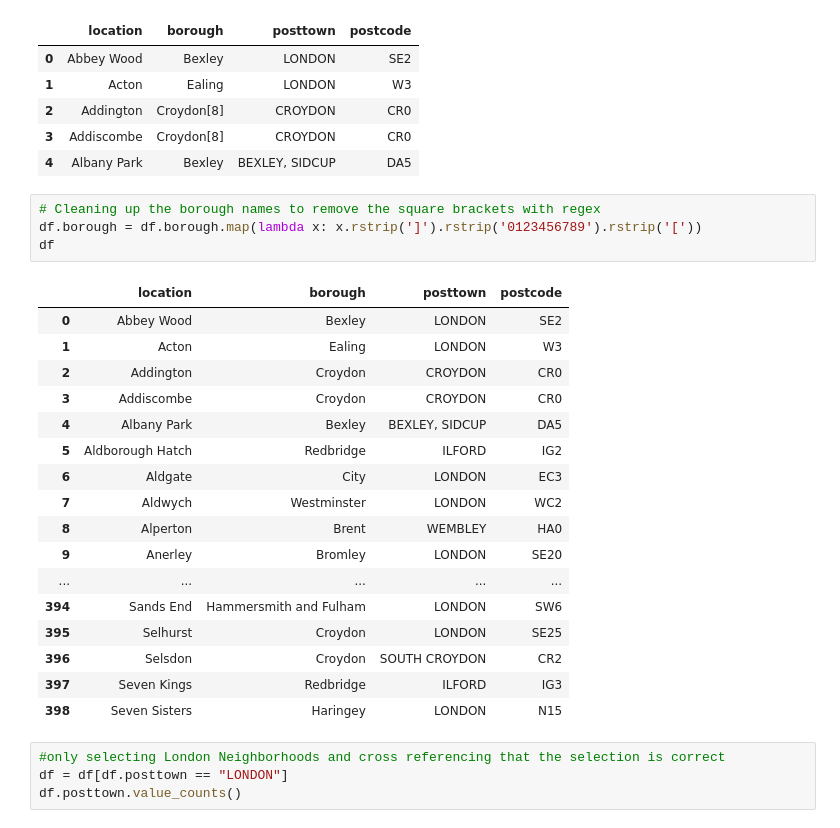
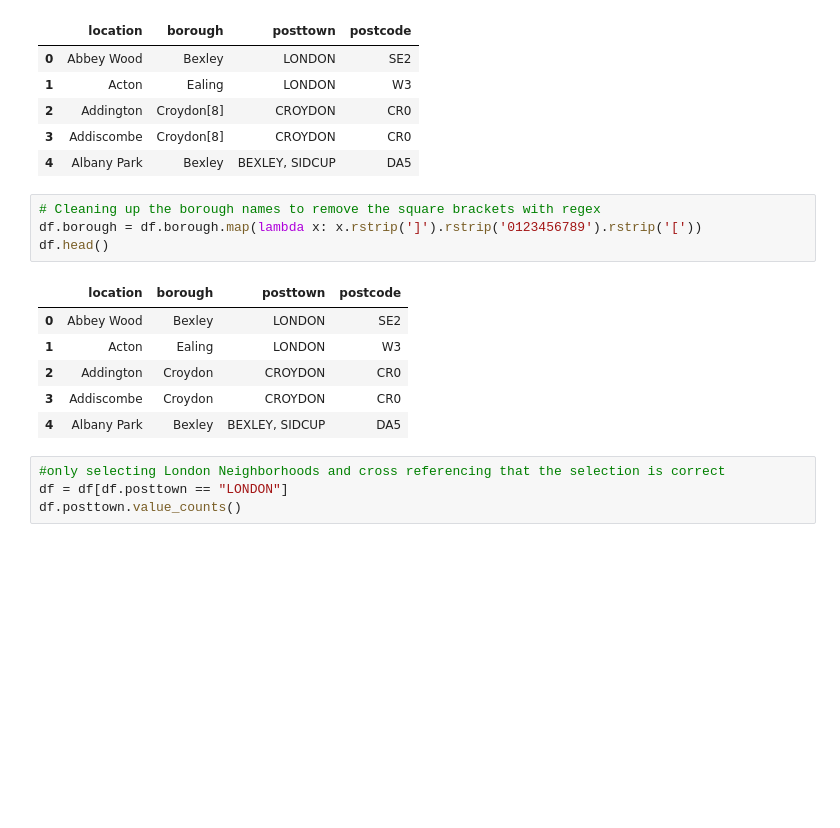
Before and after one commit to thelouwdown/Coursera_Capstone, a Jupyter notebook: IBM Capstone: Week 5.ipynb, the cells around one changed output. Drawn from its saved outputs; the diff is of its cells as text; blank space fills up the shorter version.

```diff
--- a/IBM Capstone: Week 5.ipynb
+++ b/IBM Capstone: Week 5.ipynb
@@ -117,25 +133,14 @@ df.head()
 # %%
 # Cleaning up the borough names to remove the square brackets with regex
 df.borough = df.borough.map(lambda x: x.rstrip(']').rstrip('0123456789').rstrip('['))
-df
+df.head()
 # %% [output]
 |  | location | borough | posttown | postcode |
 | 0 | Abbey Wood | Bexley | LONDON | SE2 |
 | 1 | Acton | Ealing | LONDON | W3 |
 | 2 | Addington | Croydon | CROYDON | CR0 |
 | 3 | Addiscombe | Croydon | CROYDON | CR0 |
 | 4 | Albany Park | Bexley | BEXLEY, SIDCUP | DA5 |
-| 5 | Aldborough Hatch | Redbridge | ILFORD | IG2 |
-| 6 | Aldgate | City | LONDON | EC3 |
-| 7 | Aldwych | Westminster | LONDON | WC2 |
-| 8 | Alperton | Brent | WEMBLEY | HA0 |
-| 9 | Anerley | Bromley | LONDON | SE20 |
-| ... | ... | ... | ... | ... |
-| 394 | Sands End | Hammersmith and Fulham | LONDON | SW6 |
-| 395 | Selhurst | Croydon | LONDON | SE25 |
-| 396 | Selsdon | Croydon | SOUTH CROYDON | CR2 |
-| 397 | Seven Kings | Redbridge | ILFORD | IG3 |
-| 398 | Seven Sisters | Haringey | LONDON | N15 |
 # %%
 #only selecting London Neighborhoods and cross referencing that the selection is correct
 df = df[df.posttown == "LONDON"]
```
Also changed, not shown: parts of 13 cells of this notebook.
